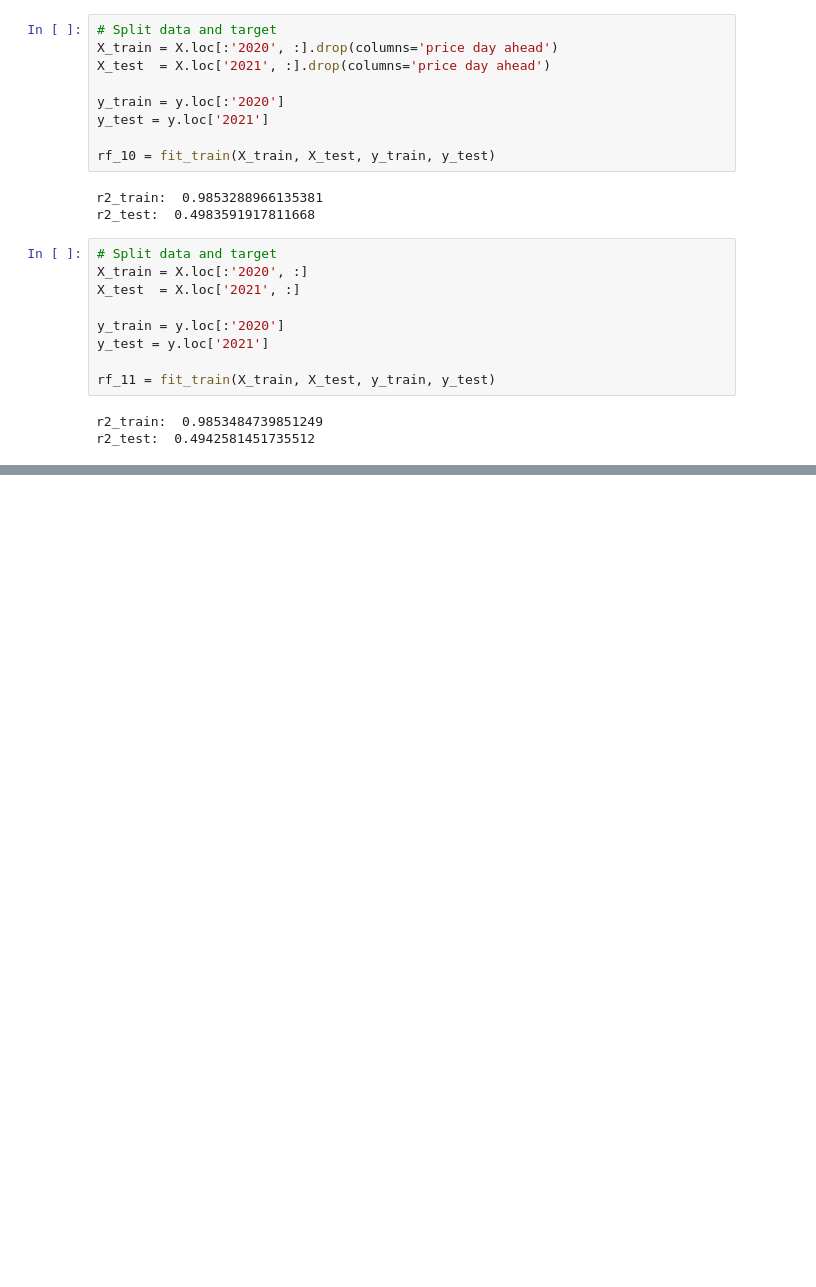
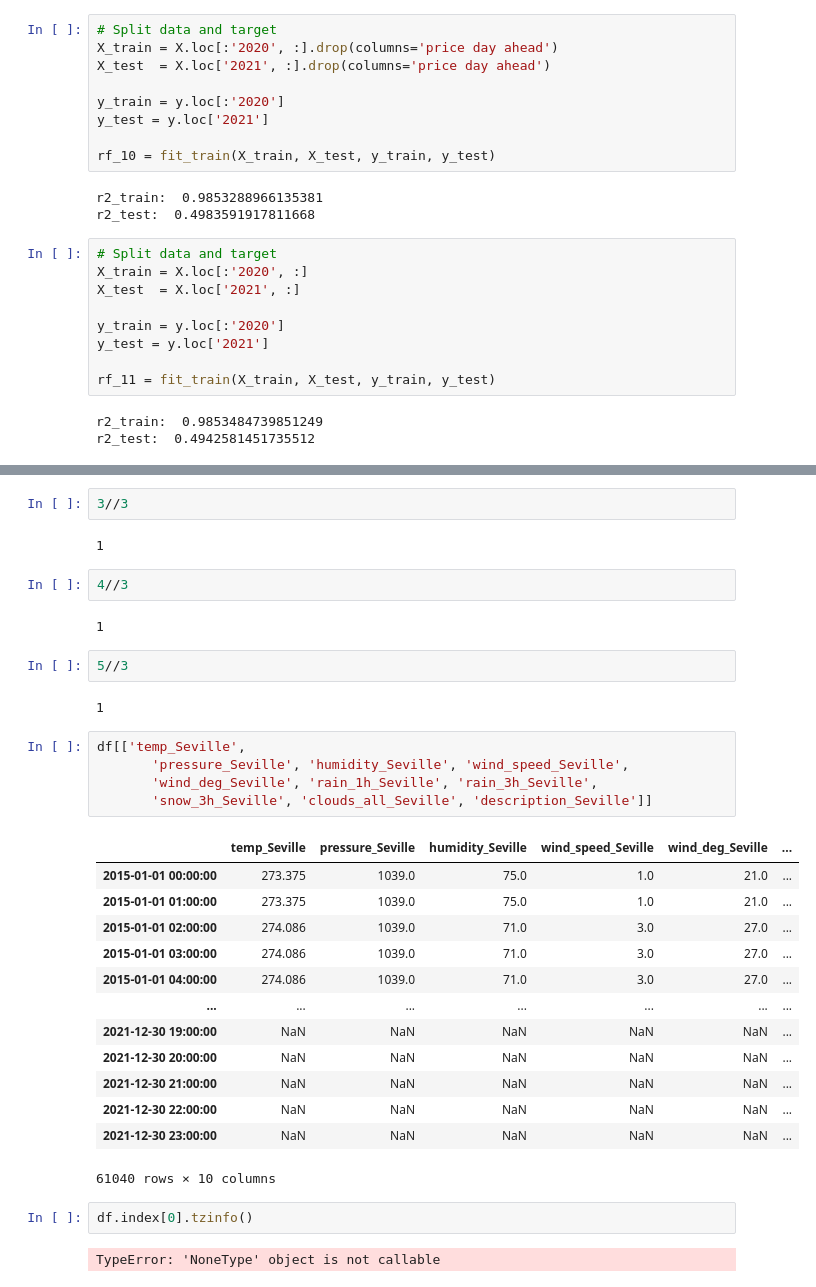
Before and after one commit to EvanHolder/Predicting-Energy-Markets-in-Spain, a Jupyter notebook: notebooks/EDA_energy.ipynb, the cells around one changed output, grey strips where cells are left out. Drawn from its saved outputs; the diff is of its cells as text; blank space fills up the shorter version.

```diff
--- a/notebooks/EDA_energy.ipynb
+++ b/notebooks/EDA_energy.ipynb
@@ -419,0 +553,35 @@ r2_test:  0.4942581451735512
+# %%
+3//3
+# %% [output]
+1
+# %%
+4//3
+# %% [output]
+1
+# %%
+5//3
+# %% [output]
+1
+# %%
+df[['temp_Seville',
+       'pressure_Seville', 'humidity_Seville', 'wind_speed_Seville',
+       'wind_deg_Seville', 'rain_1h_Seville', 'rain_3h_Seville',
+       'snow_3h_Seville', 'clouds_all_Seville', 'description_Seville']]
+# %% [output]
+|  | temp_Seville | pressure_Seville | humidity_Seville | wind_speed_Seville | wind_deg_Seville | ... |
+| 2015-01-01 00:00:00 | 273.375 | 1039.0 | 75.0 | 1.0 | 21.0 | ... |
+| 2015-01-01 01:00:00 | 273.375 | 1039.0 | 75.0 | 1.0 | 21.0 | ... |
+| 2015-01-01 02:00:00 | 274.086 | 1039.0 | 71.0 | 3.0 | 27.0 | ... |
+| 2015-01-01 03:00:00 | 274.086 | 1039.0 | 71.0 | 3.0 | 27.0 | ... |
+| 2015-01-01 04:00:00 | 274.086 | 1039.0 | 71.0 | 3.0 | 27.0 | ... |
+| ... | ... | ... | ... | ... | ... | ... |
+| 2021-12-30 19:00:00 | NaN | NaN | NaN | NaN | NaN | ... |
+| 2021-12-30 20:00:00 | NaN | NaN | NaN | NaN | NaN | ... |
+| 2021-12-30 21:00:00 | NaN | NaN | NaN | NaN | NaN | ... |
+| 2021-12-30 22:00:00 | NaN | NaN | NaN | NaN | NaN | ... |
+| 2021-12-30 23:00:00 | NaN | NaN | NaN | NaN | NaN | ... |
+61040 rows × 10 columns
+# %%
+df.index[0].tzinfo()
+# %% [output]
+TypeError: 'NoneType' object is not callable
```
Also changed, not shown: parts of 22 cells of this notebook, 5 other files.
